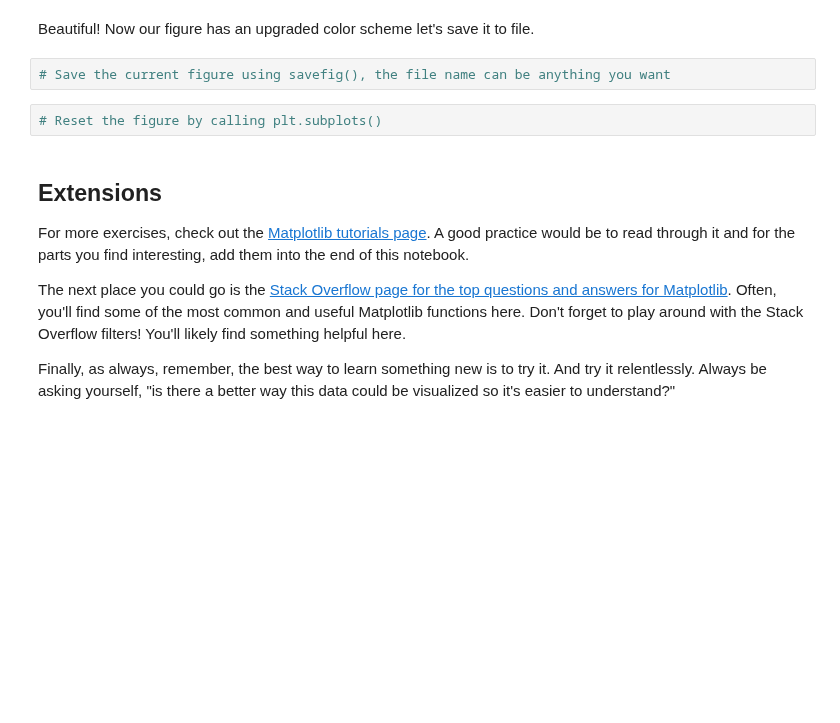
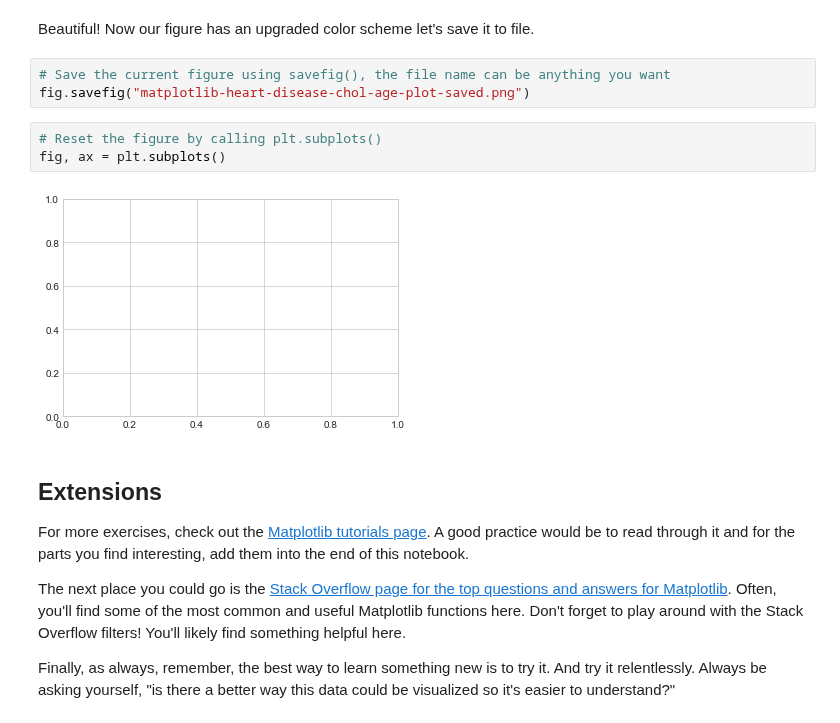
Before and after one commit to crypt096/zero-to-mastery-ml, a Jupyter notebook: matplotlib-exercises.ipynb, the cells around one changed output. Saved outputs shown, nothing was run; the diff lists cells and outputs as text; blank space fills up the shorter version.

```diff
--- a/matplotlib-exercises.ipynb
+++ b/matplotlib-exercises.ipynb
@@ -443,8 +454,12 @@ Completing this step correctly should result in a figure which looks like this:
 Beautiful! Now our figure has an upgraded color scheme let's save it to file.
 # %%
 # Save the current figure using savefig(), the file name can be anything you want
+fig.savefig("matplotlib-heart-disease-chol-age-plot-saved.png")
 # %%
 # Reset the figure by calling plt.subplots()
+fig, ax = plt.subplots()
+# %% [output]
+[figure, added]
 # %% [markdown]
 ## Extensions
 
```
Also changed, not shown: parts of 1 cell of this notebook, 3 other files.
